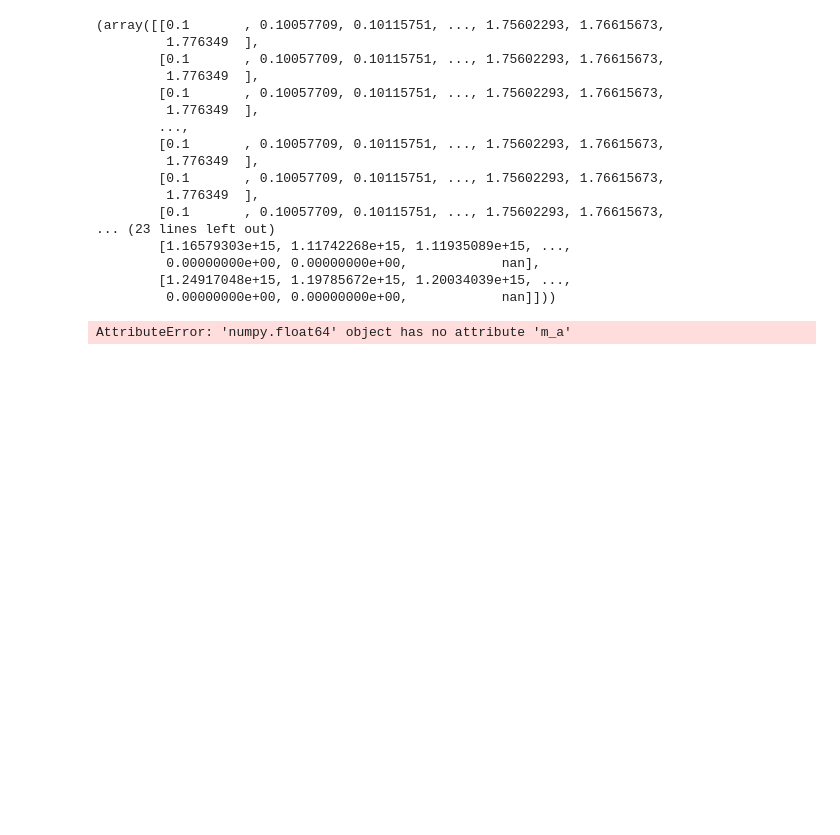
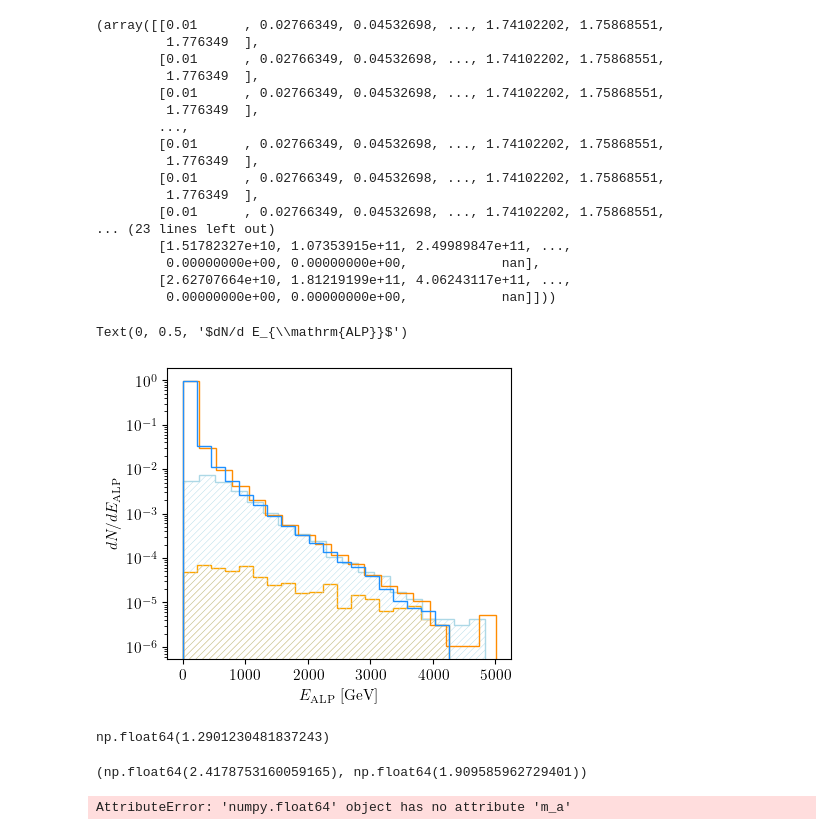
Before and after one commit to mhostert/tauALP, a Jupyter notebook: study_tau_events.ipynb, the cells around one changed output. Saved outputs shown, nothing was run; the diff lists cells and outputs as text; code cells hidden in the pictures; blank space fills up the shorter version.

```diff
--- a/study_tau_events.ipynb
+++ b/study_tau_events.ipynb
@@ -37,7 +37,7 @@ def make_rate_table(EXP, save=True, inv_fa_range=[0.5e-9,1e-4], ma_range=[0.1, c
 ### Pythia8 tau events
 NUMI_files = [f"pythia8_events/tau_events_NuMI_120GeV_v3_{i}.txt" for i in range(0, 8)]
 SPS_files = [f"pythia8_events/tau_events_SPS_400GeV_v3_{i}.txt" for i in range(0, 8)]
-LHC_files = [f"pythia8_events/tau_events_LHC_13.6TeV_v5_{i}.txt" for i in range(0, 8)]
+LHC_files = [f"pythia8_events/tau_events_LHC_13.6TeV_v6_{i}.txt" for i in range(0, 8)]
 
 
 ### Creating the experimental classes
@@ -59,33 +100,64 @@ np.float64(256.563586243184)
 # %%
-make_rate_table(ICARUS, save=True, Npoints=501)
+# make_rate_table(ICARUS, save=True, Npoints=501)
 # make_rate_table(MICROBOONE, save=True)
 # make_rate_table(NOVA, save=True)
 
-make_rate_table(CHARM, save=True, Npoints=501)
+# make_rate_table(CHARM, save=True, Npoints=201)
+# make_rate_table(BEBC, save=True)
 # make_rate_table(NA62, save=True)
-# make_rate_table(BEBC, save=True)
-make_rate_table(SHIP, save=True, inv_fa_range=[1e-10,1e-4], Npoints=501)
+# make_rate_table(SHIP, save=True, inv_fa_range=[1e-10,1e-4], Npoints=501)
 
-make_rate_table(FASER, save=True, Npoints=501, inv_fa_range=[1e-8,1e-3])
-make_rate_table(FASER2, save=True, Npoints=501, inv_fa_range=[1e-9,1e-3])
+make_rate_table(FASER, save=True, Npoints=101, inv_fa_range=[1e-8,1e-3])
+make_rate_table(FASER2, save=True, Npoints=101, inv_fa_range=[1e-9,1e-3])
 # %% [output]
-(array([[0.1       , 0.10057709, 0.10115751, ..., 1.75602293, 1.76615673,
+(array([[0.01      , 0.02766349, 0.04532698, ..., 1.74102202, 1.75868551,
          1.776349  ],
-        [0.1       , 0.10057709, 0.10115751, ..., 1.75602293, 1.76615673,
+        [0.01      , 0.02766349, 0.04532698, ..., 1.74102202, 1.75868551,
          1.776349  ],
-        [0.1       , 0.10057709, 0.10115751, ..., 1.75602293, 1.76615673,
+        [0.01      , 0.02766349, 0.04532698, ..., 1.74102202, 1.75868551,
          1.776349  ],
         ...,
-        [0.1       , 0.10057709, 0.10115751, ..., 1.75602293, 1.76615673,
+        [0.01      , 0.02766349, 0.04532698, ..., 1.74102202, 1.75868551,
          1.776349  ],
-        [0.1       , 0.10057709, 0.10115751, ..., 1.75602293, 1.76615673,
+        [0.01      , 0.02766349, 0.04532698, ..., 1.74102202, 1.75868551,
          1.776349  ],
-        [0.1       , 0.10057709, 0.10115751, ..., 1.75602293, 1.76615673,
+        [0.01      , 0.02766349, 0.04532698, ..., 1.74102202, 1.75868551,
 ... (23 lines left out)
-        [1.16579303e+15, 1.11742268e+15, 1.11935089e+15, ...,
+        [1.51782327e+10, 1.07353915e+11, 2.49989847e+11, ...,
          0.00000000e+00, 0.00000000e+00,            nan],
-        [1.24917048e+15, 1.19785672e+15, 1.20034039e+15, ...,
+        [2.62707664e+10, 1.81219199e+11, 4.06243117e+11, ...,
          0.00000000e+00, 0.00000000e+00,            nan]]))
+# %%
+model = models.ALP(0.5, 1e5)
+
+dp, b = FASER.get_alp_spectrum(model, selection=False)
+plt.hist(b[:-1], bins=b, weights=dp, histtype='step', edgecolor='darkorange', facecolor='None',  linestyle='-')
+
+dp, b = FASER.get_alp_spectrum(model, selection=True)
+plt.hist(b[:-1], bins=b, weights=dp * FASER.geom_acceptance, histtype='stepfilled', edgecolor='orange', facecolor='None', hatch='/////', linestyle='-')
+
+
+dp, b = FASER2.get_alp_spectrum(model, selection=False)
+plt.hist(b[:-1], bins=b, weights=dp, histtype='step', edgecolor='dodgerblue', facecolor='None',  linestyle='-')
+
+dp, b = FASER2.get_alp_spectrum(model, selection=True)
+plt.hist(b[:-1], bins=b, weights=dp * FASER2.geom_acceptance, histtype='stepfilled', edgecolor='lightblue', facecolor='None', hatch='/////', linestyle='-')
+
+plt.semilogy()
+plt.xlabel(r'$E_{\mathrm{ALP}}$ [GeV]')
+plt.ylabel(r'$dN/d E_{\mathrm{ALP}}$')
+# %% [output]
+Text(0, 0.5, '$dN/d E_{\\mathrm{ALP}}$')
+[figure, added]
+# %%
+model = models.ALP(0.5, 1e6)
+FASER2.get_event_rate(model)/1e6
+# %% [output]
+np.float64(1.2901230481837243)
+# %%
+FASER2.get_event_rate()/1e8, FASER2.get_event_rate(models.ALP(0.5, 1e6), selection=False)/1e11
+# %% [output]
+(np.float64(2.4178753160059165), np.float64(1.909585962729401))
 # %%
 fig, ax = pt.std_fig()
 
```
Also changed, not shown: parts of 4 cells of this notebook, 21 other files.
